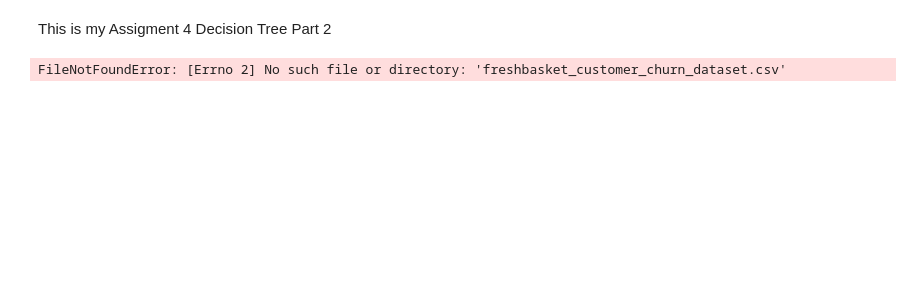
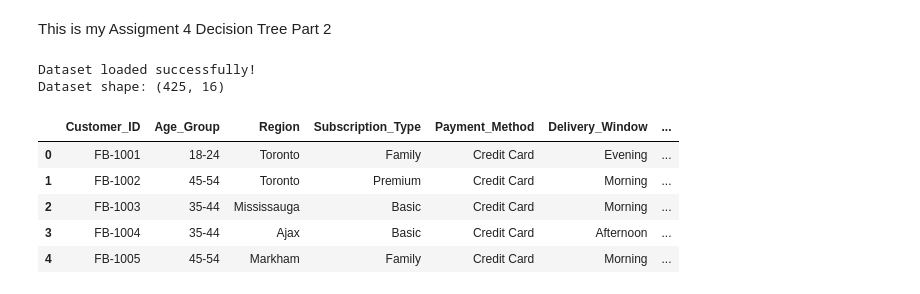
Before and after one commit to HailToKiyohime/-MBAI5310G-AI-Programming-JinChan, a Jupyter notebook: Week4_P2/notebook/Assignment 4_Decision_Trees_P2.ipynb, the cells around one changed output. Saved outputs shown, nothing was run; the diff lists cells and outputs as text; code cells hidden in the pictures; blank space fills up the shorter version.

```diff
--- a/Week4_P2/notebook/Assignment 4_Decision_Trees_P2.ipynb
+++ b/Week4_P2/notebook/Assignment 4_Decision_Trees_P2.ipynb
@@ -3,26 +3,33 @@ This is my Assigment 4 Decision Tree Part 2
 # %%
 # Import pandas library to work with datasets
 import pandas as pd
 
 # Import display function to show tables clearly in Jupyter Notebook
 from IPython.display import display
 
 # Store the Excel file name in a variable
-file_path = "freshbasket_customer_churn_dataset.csv"
+file_path = "../data/freshbasket_customer_churn_dataset.csv"
 
 # Read the CSV file and load it into a pandas DataFrame
 df = pd.read_csv(file_path)
 
 # Print a message to confirm that the dataset has been loaded successfully
 print("Dataset loaded successfully!")
 
 # Print the number of rows and columns in the dataset
 print("Dataset shape:", df.shape)
 
 # Display the first five rows of the dataset
 display(df.head())
 # %% [output]
-FileNotFoundError: [Errno 2] No such file or directory: 'freshbasket_customer_churn_dataset.csv'
+Dataset loaded successfully!
+Dataset shape: (425, 16)
+|  | Customer_ID | Age_Group | Region | Subscription_Type | Payment_Method | Delivery_Window | ... |
+| 0 | FB-1001 | 18-24 | Toronto | Family | Credit Card | Evening | ... |
+| 1 | FB-1002 | 45-54 | Toronto | Premium | Credit Card | Morning | ... |
+| 2 | FB-1003 | 35-44 | Mississauga | Basic | Credit Card | Morning | ... |
+| 3 | FB-1004 | 35-44 | Ajax | Basic | Credit Card | Afternoon | ... |
+| 4 | FB-1005 | 45-54 | Markham | Family | Credit Card | Morning | ... |
 # %%
 # Print a title for this output
 print("Dataset Shape")
```
Also changed, not shown: 5 other files.
